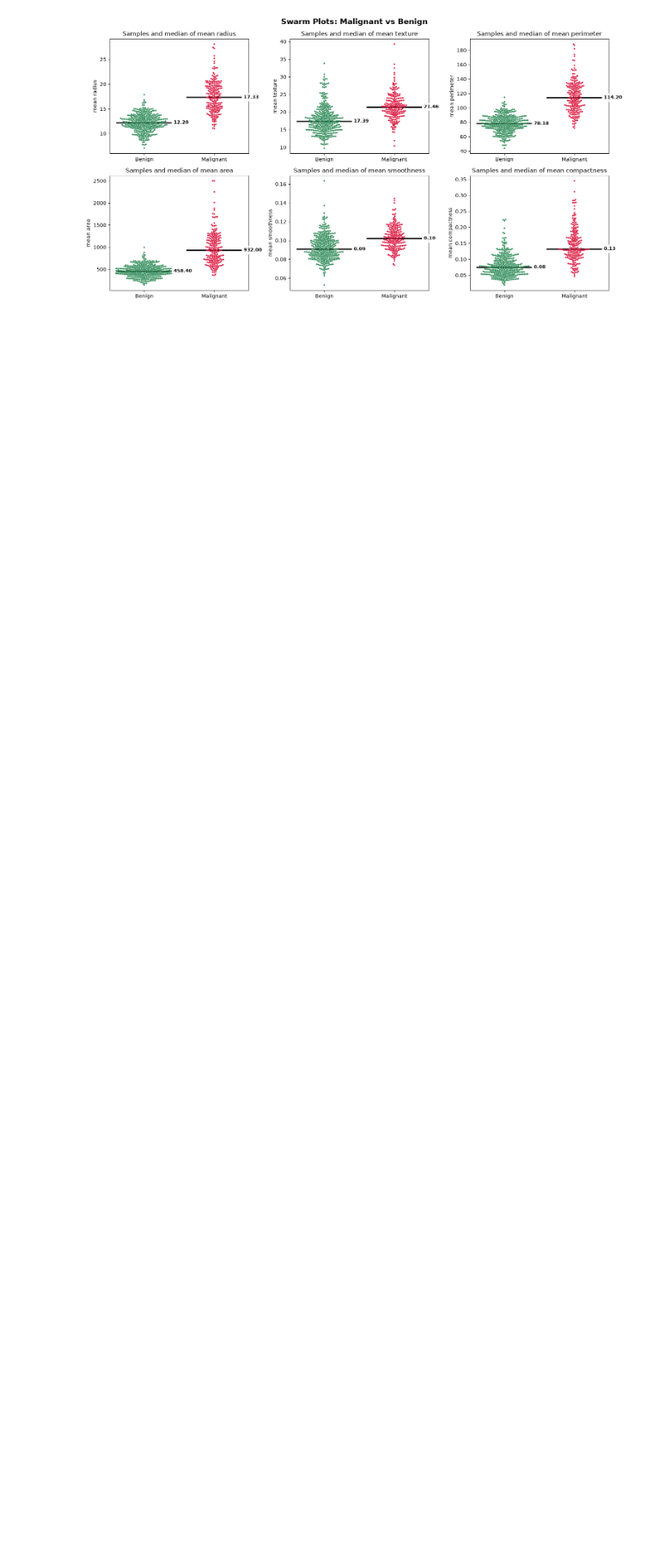
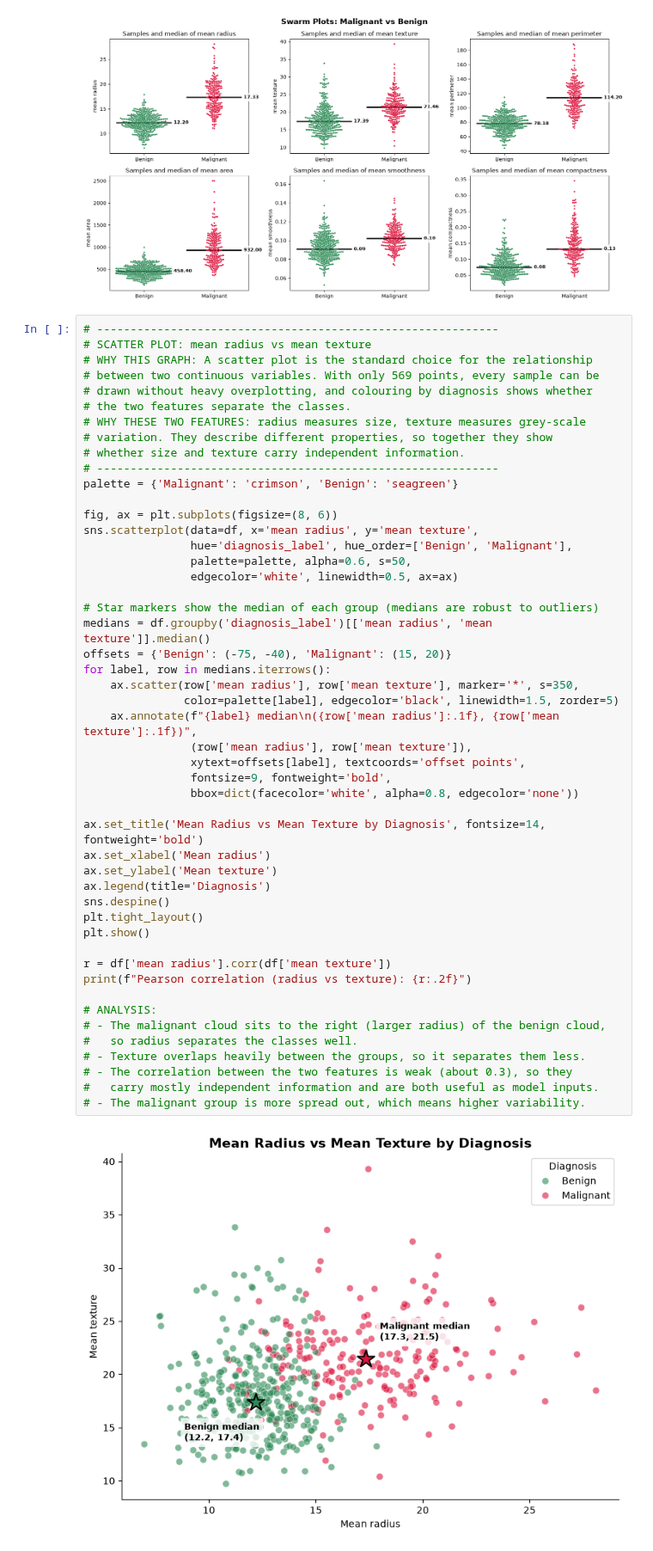
Before and after one commit to ItsUgesh/data-visualization, a Jupyter notebook: lesson-3.ipynb, the cells around one changed output. Shown at 86% size. Drawn from its saved outputs; the diff is of its cells as text; blank space fills up the shorter version.

```diff
--- a/lesson-3.ipynb
+++ b/lesson-3.ipynb
@@ -176,3 +176,54 @@ plt.tight_layout()
 plt.show()
 # %% [output]
 [figure]
+# %%
+# ------------------------------------------------------------
+# SCATTER PLOT: mean radius vs mean texture
+# WHY THIS GRAPH: A scatter plot is the standard choice for the relationship
+# between two continuous variables. With only 569 points, every sample can be
+# drawn without heavy overplotting, and colouring by diagnosis shows whether
+# the two features separate the classes.
+# WHY THESE TWO FEATURES: radius measures size, texture measures grey-scale
+# variation. They describe different properties, so together they show
+# whether size and texture carry independent information.
+# ------------------------------------------------------------
+palette = {'Malignant': 'crimson', 'Benign': 'seagreen'}
+
+fig, ax = plt.subplots(figsize=(8, 6))
+sns.scatterplot(data=df, x='mean radius', y='mean texture',
+                hue='diagnosis_label', hue_order=['Benign', 'Malignant'],
+                palette=palette, alpha=0.6, s=50,
+                edgecolor='white', linewidth=0.5, ax=ax)
+
+# Star markers show the median of each group (medians are robust to outliers)
+medians = df.groupby('diagnosis_label')[['mean radius', 'mean texture']].median()
+offsets = {'Benign': (-75, -40), 'Malignant': (15, 20)}
+for label, row in medians.iterrows():
+    ax.scatter(row['mean radius'], row['mean texture'], marker='*', s=350,
+               color=palette[label], edgecolor='black', linewidth=1.5, zorder=5)
+    ax.annotate(f"{label} median\n({row['mean radius']:.1f}, {row['mean texture']:.1f})",
+                (row['mean radius'], row['mean texture']),
+                xytext=offsets[label], textcoords='offset points',
+                fontsize=9, fontweight='bold',
+                bbox=dict(facecolor='white', alpha=0.8, edgecolor='none'))
+
+ax.set_title('Mean Radius vs Mean Texture by Diagnosis', fontsize=14, fontweight='bold')
+ax.set_xlabel('Mean radius')
+ax.set_ylabel('Mean texture')
+ax.legend(title='Diagnosis')
+sns.despine()
+plt.tight_layout()
+plt.show()
+
+r = df['mean radius'].corr(df['mean texture'])
+print(f"Pearson correlation (radius vs texture): {r:.2f}")
+
+# ANALYSIS:
+# - The malignant cloud sits to the right (larger radius) of the benign cloud,
+#   so radius separates the classes well.
+# - Texture overlaps heavily between the groups, so it separates them less.
+# - The correlation between the two features is weak (about 0.3), so they
+#   carry mostly independent information and are both useful as model inputs.
+# - The malignant group is more spread out, which means higher variability.
+# %% [output]
+[figure, added]
```
Also changed, not shown: parts of 1 cell of this notebook.
